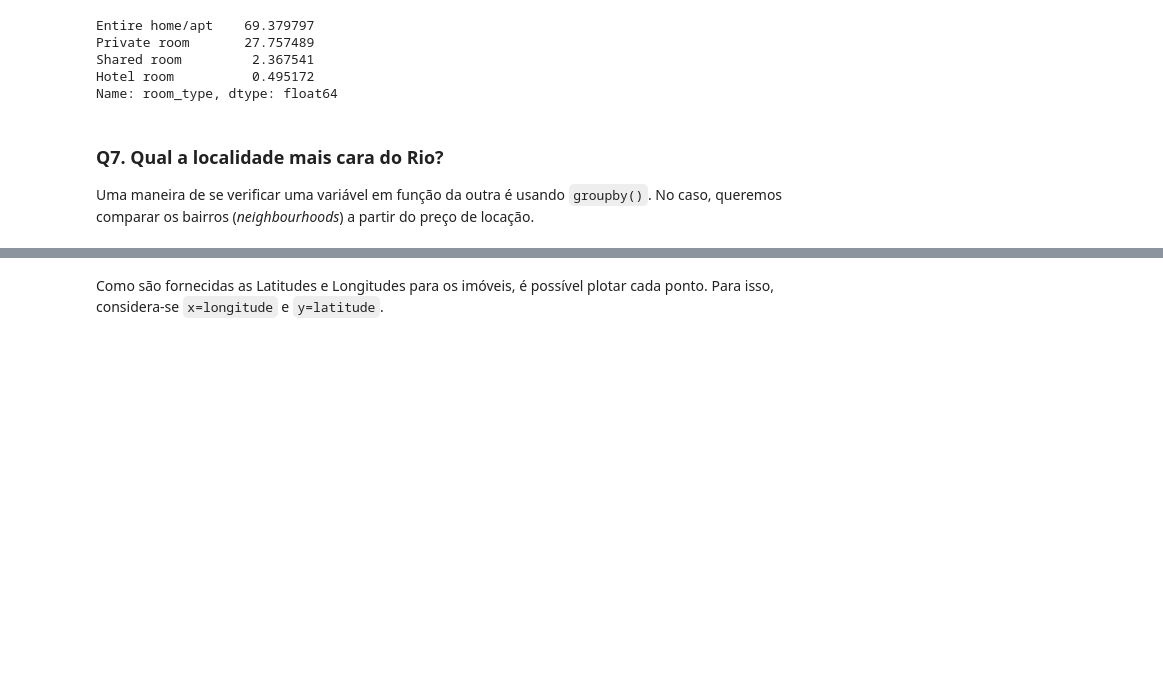
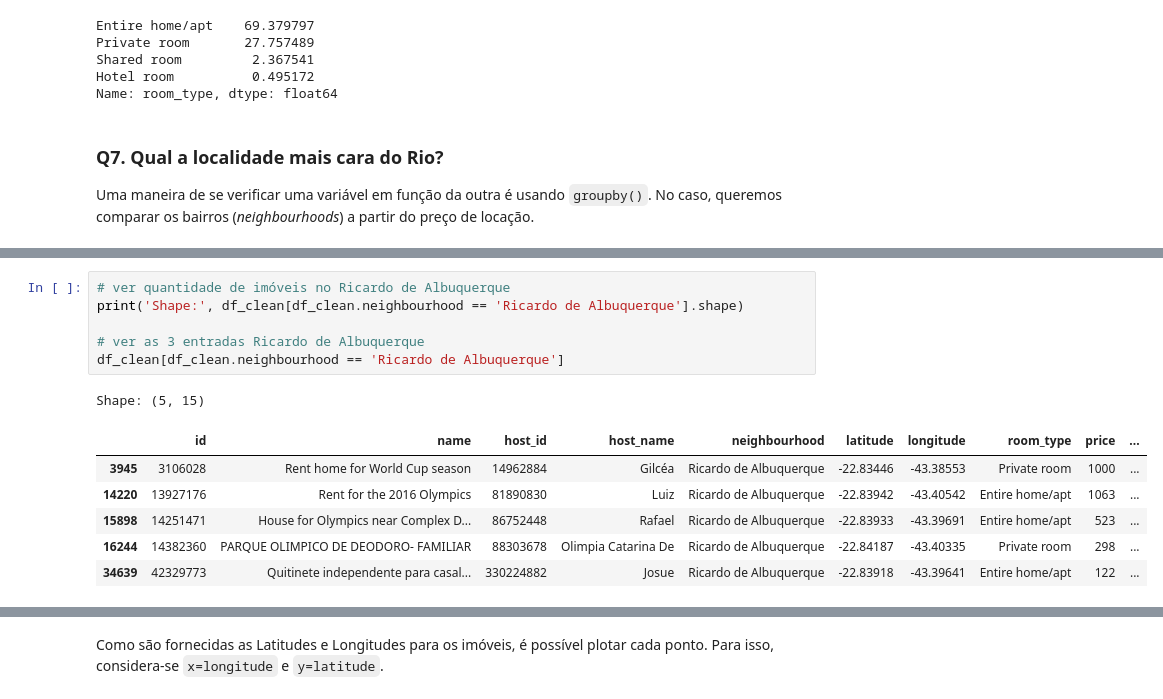
Before and after one commit to soaresedirlan/portfolio, a Jupyter notebook: analisando_os_dados_do_airbnb.ipynb, the cells around one changed output, grey strips where cells are left out. Cells and saved outputs as stored; diff of their text form; blank space fills up the shorter version.

```diff
--- a/analisando_os_dados_do_airbnb.ipynb
+++ b/analisando_os_dados_do_airbnb.ipynb
@@ -295,0 +302,14 @@ df_clean[df_clean.neighbourhood == 'Vaz Lobo']
+# %%
+# ver quantidade de imóveis no Ricardo de Albuquerque
+print('Shape:', df_clean[df_clean.neighbourhood == 'Ricardo de Albuquerque'].shape)
+
+# ver as 3 entradas Ricardo de Albuquerque
+df_clean[df_clean.neighbourhood == 'Ricardo de Albuquerque']
+# %% [output]
+Shape: (5, 15)
+|  | id | name | host_id | host_name | neighbourhood | latitude | longitude | room_type | price | ... |
+| 3945 | 3106028 | Rent home for World Cup season | 14962884 | Gilcéa | Ricardo de Albuquerque | -22.83446 | -43.38553 | Private room | 1000 | ... |
+| 14220 | 13927176 | Rent for the 2016 Olympics | 81890830 | Luiz | Ricardo de Albuquerque | -22.83942 | -43.40542 | Entire home/apt | 1063 | ... |
+| 15898 | 14251471 | House for Olympics near Complex D... | 86752448 | Rafael | Ricardo de Albuquerque | -22.83933 | -43.39691 | Entire home/apt | 523 | ... |
+| 16244 | 14382360 | PARQUE OLIMPICO DE DEODORO- FAMILIAR | 88303678 | Olimpia Catarina De | Ricardo de Albuquerque | -22.84187 | -43.40335 | Private room | 298 | ... |
+| 34639 | 42329773 | Quitinete independente para casal... | 330224882 | Josue | Ricardo de Albuquerque | -22.83918 | -43.39641 | Entire home/apt | 122 | ... |
```
Also changed, not shown: parts of 11 cells of this notebook.
